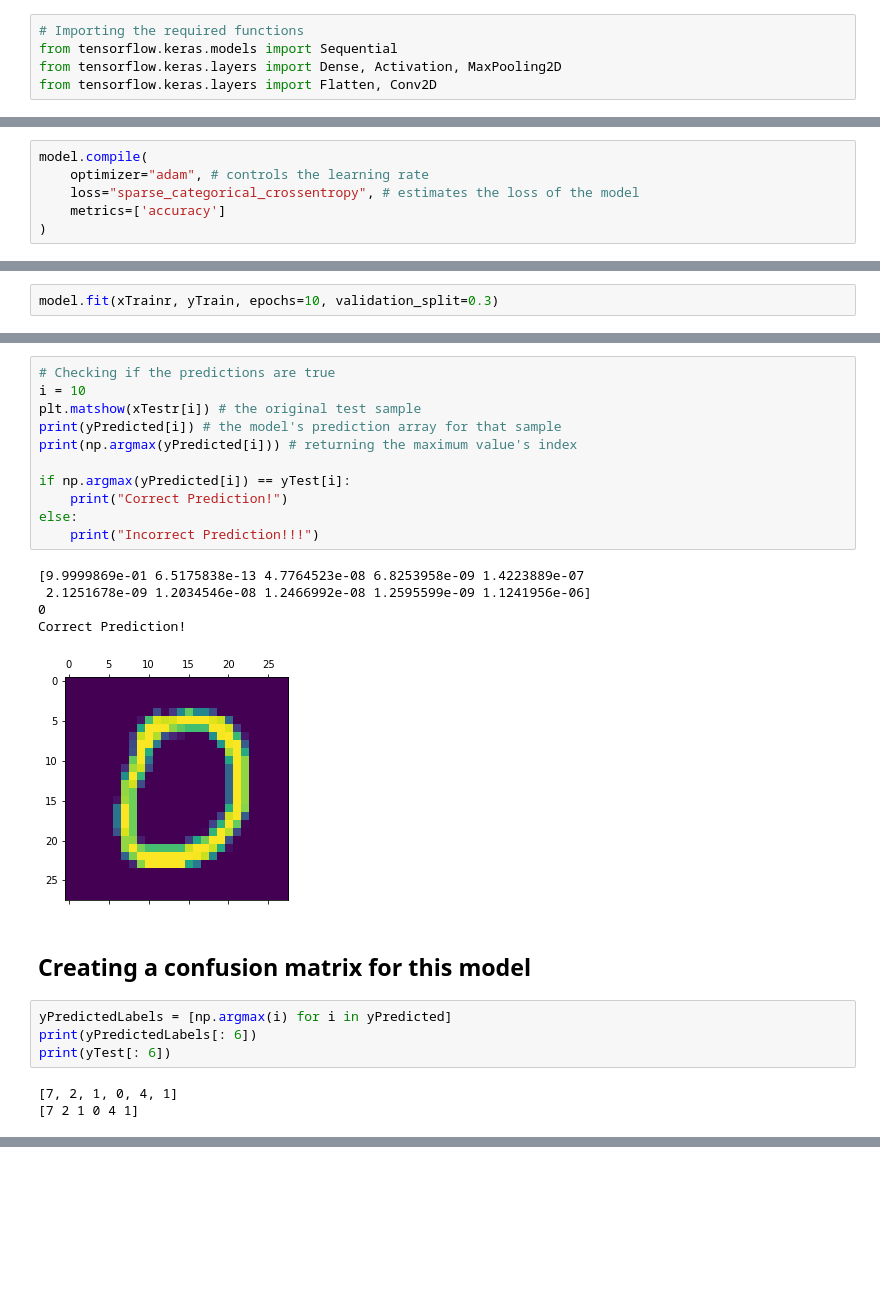
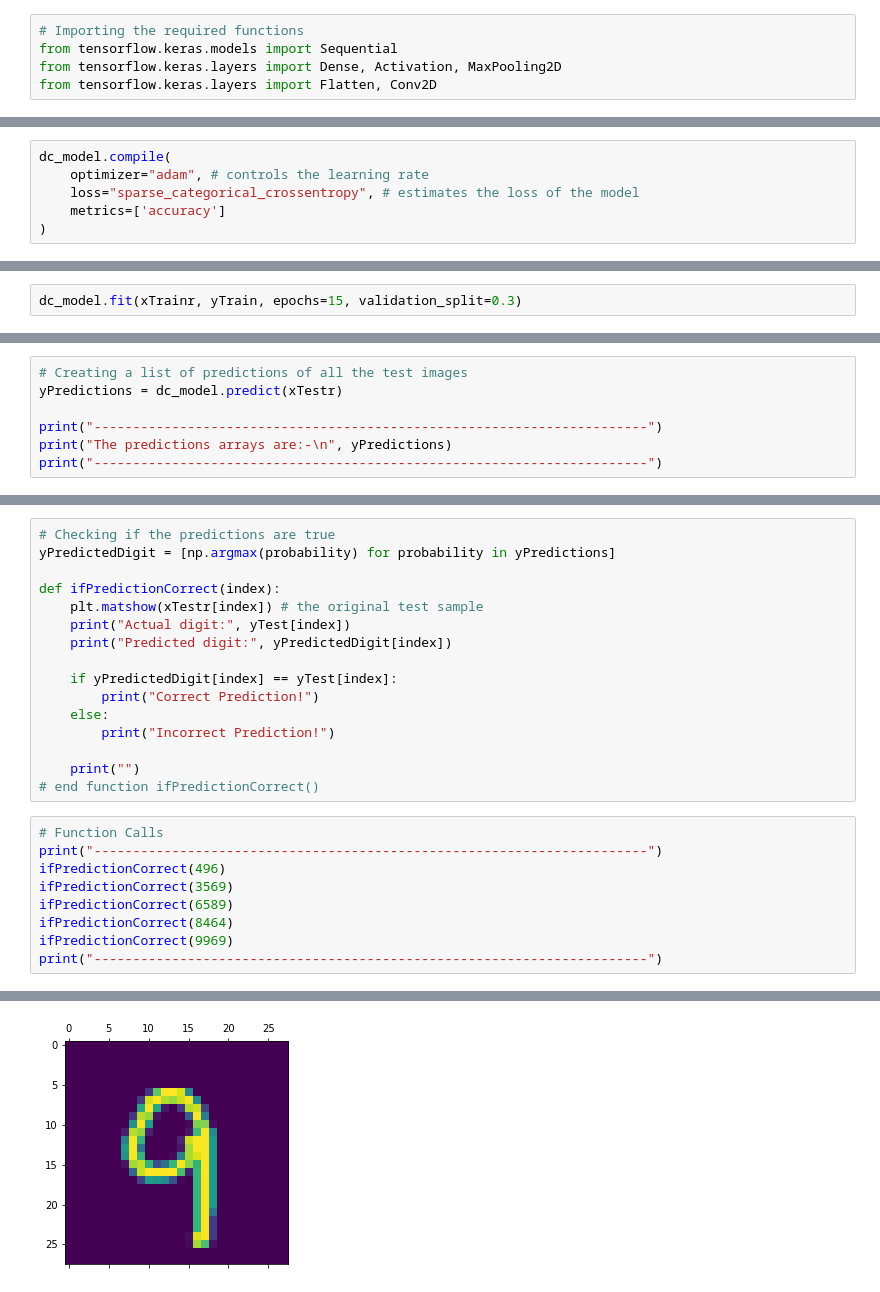
Before and after one commit to Zad-100/Digit_Classification_CNN_Project, a Jupyter notebook: DigitClassification.ipynb, the cells around one changed output, grey strips where cells are left out. Cells and saved outputs as stored; diff of their text form; blank space fills up the shorter version.

Commit message:
Revised the model and made final changes... Ready for submission. :-)

```diff
--- a/DigitClassification.ipynb
+++ b/DigitClassification.ipynb
@@ -174,5 +188,5 @@ _________________________________________________________________
 # %%
-model.compile(
+dc_model.compile(
     optimizer="adam", # controls the learning rate
     loss="sparse_categorical_crossentropy", # estimates the loss of the model
     metrics=['accuracy']
@@ -182,3 +196,3 @@ model.compile(
 # %%
-model.fit(xTrainr, yTrain, epochs=10, validation_split=0.3)
+dc_model.fit(xTrainr, yTrain, epochs=15, validation_split=0.3)
 # %% [output]
@@ -231,0 +231,7 @@ print(yPredicted)
+# %%
+# Creating a list of predictions of all the test images
+yPredictions = dc_model.predict(xTestr)
+
+print("-----------------------------------------------------------------------")
+print("The predictions arrays are:-\n", yPredictions)
+print("-----------------------------------------------------------------------")
@@ -232,26 +255,26 @@ print(yPredicted)
 # %%
 # Checking if the predictions are true
-i = 10
-plt.matshow(xTestr[i]) # the original test sample
-print(yPredicted[i]) # the model's prediction array for that sample
-print(np.argmax(yPredicted[i])) # returning the maximum value's index
+yPredictedDigit = [np.argmax(probability) for probability in yPredictions]
 
-if np.argmax(yPredicted[i]) == yTest[i]:
-    print("Correct Prediction!")
-else:
-    print("Incorrect Prediction!!!")
+def ifPredictionCorrect(index):
+    plt.matshow(xTestr[index]) # the original test sample
+    print("Actual digit:", yTest[index])
+    print("Predicted digit:", yPredictedDigit[index])
+
+    if yPredictedDigit[index] == yTest[index]:
+        print("Correct Prediction!")
+    else:
+        print("Incorrect Prediction!")
+
+    print("")
+# end function ifPredictionCorrect()
-# %% [output]
-[9.9999869e-01 6.5175838e-13 4.7764523e-08 6.8253958e-09 1.4223889e-07
- 2.1251678e-09 1.2034546e-08 1.2466992e-08 1.2595599e-09 1.1241956e-06]
-0
-Correct Prediction!
-[figure, removed]
-# %% [markdown]
-## Creating a confusion matrix for this model
-# %%
-yPredictedLabels = [np.argmax(i) for i in yPredicted]
-print(yPredictedLabels[: 6])
-print(yTest[: 6])
-# %% [output]
-[7, 2, 1, 0, 4, 1]
-[7 2 1 0 4 1]
+# %%
+# Function Calls
+print("-----------------------------------------------------------------------")
+ifPredictionCorrect(496)
+ifPredictionCorrect(3569)
+ifPredictionCorrect(6589)
+ifPredictionCorrect(8464)
+ifPredictionCorrect(9969)
+print("-----------------------------------------------------------------------")
+# %% [output]
@@ -257,0 +298 @@ print(yTest[: 6])
+[figure, added]
```
Also changed, not shown: parts of 35 cells of this notebook.
